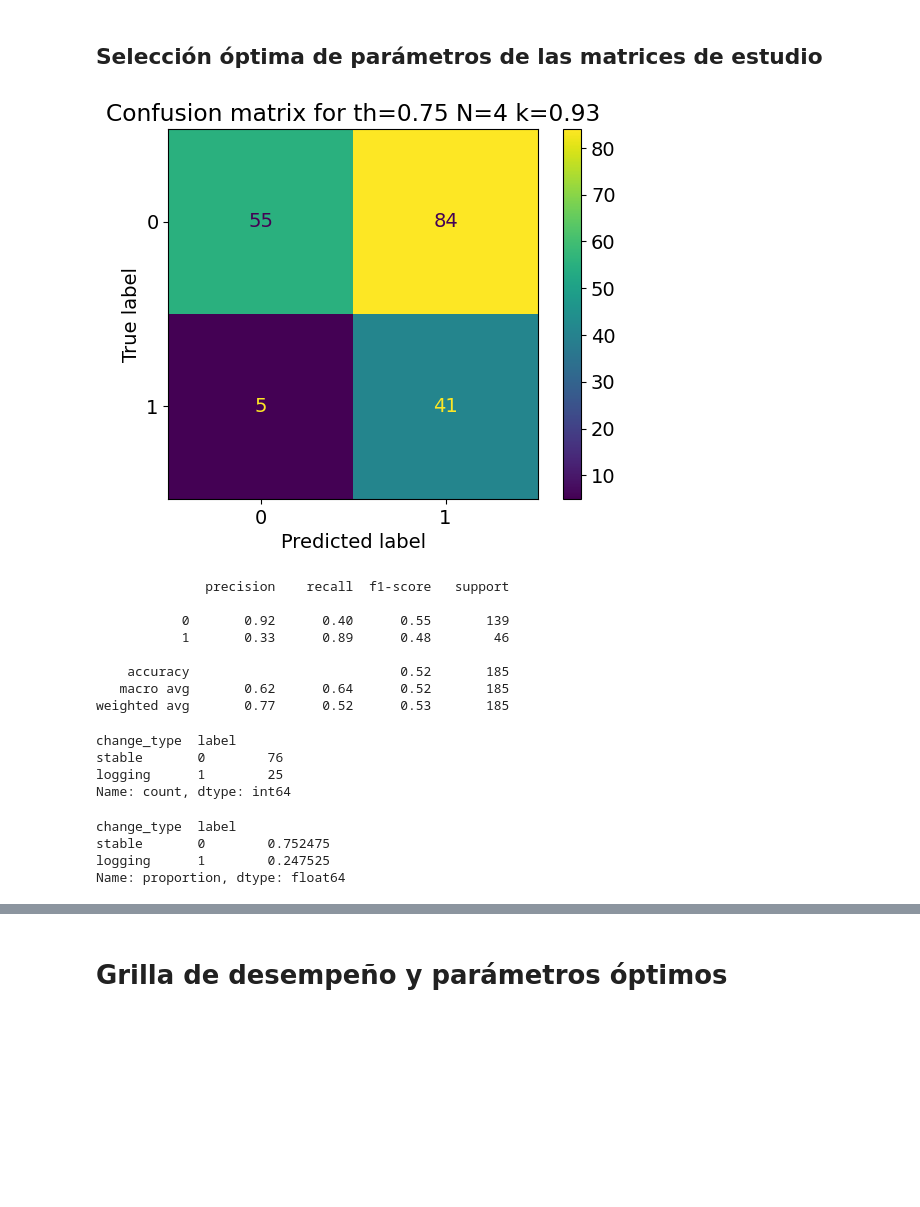
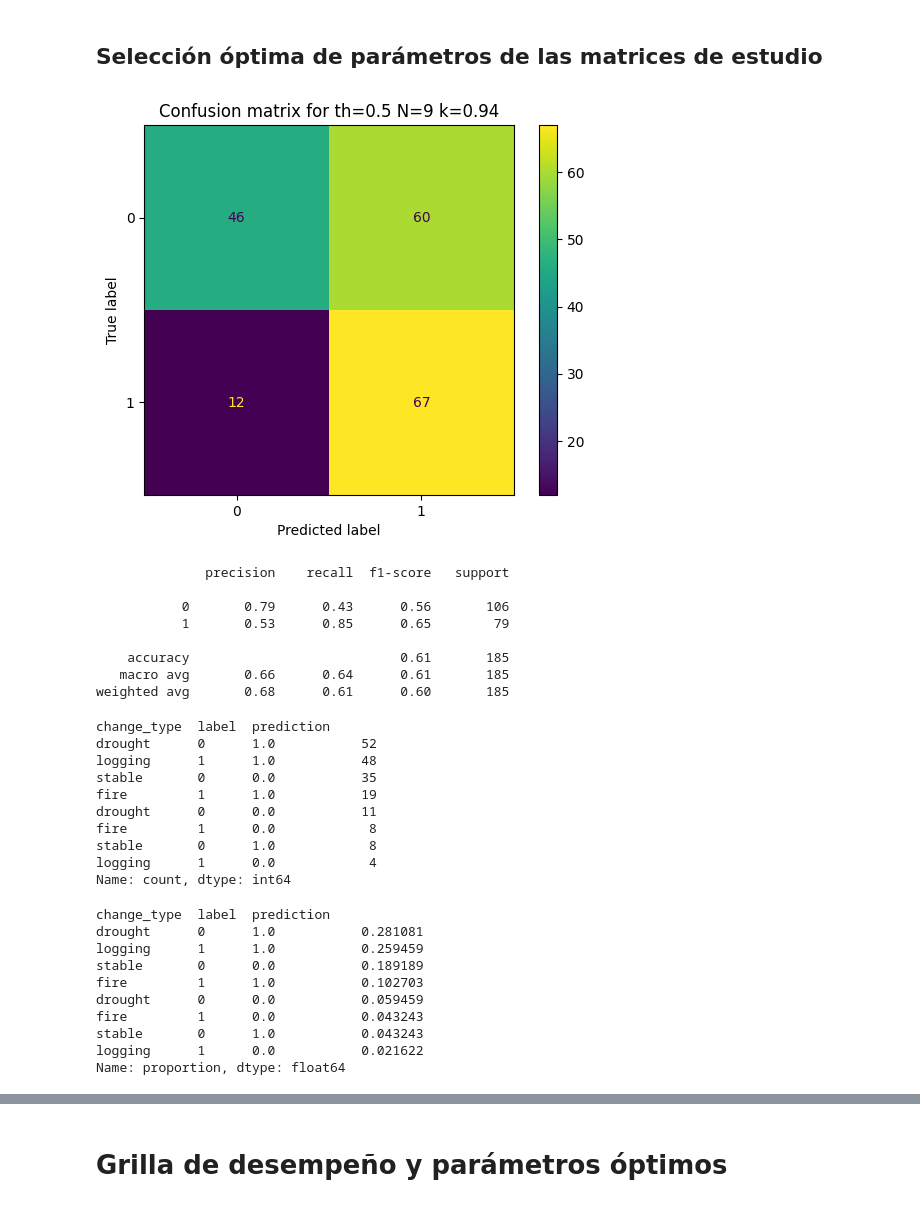
Before and after one commit to tcouso/esn-change-detection, a Jupyter notebook: notebooks/results/1.0-tcouso-detection-results.ipynb, the cells around one changed output, grey strips where cells are left out. Cells and saved outputs as stored; diff of their text form; code cells hidden in the pictures; blank space fills up the shorter version.

```diff
--- a/notebooks/results/1.0-tcouso-detection-results.ipynb
+++ b/notebooks/results/1.0-tcouso-detection-results.ipynb
@@ -50,5 +65,6 @@ pixel_true_values_df
 # %%
-poly_true_values_df = pixel_true_values_df.groupby("ID")[["change_type", "change_start", "vegetation_type", "label"]].min()
+poly_true_values_df = pixel_true_values_df.groupby(
+    "ID")[["change_type", "change_start", "vegetation_type", "label"]].min()
 poly_true_values_df
 # %% [output]
 |  | change_type | change_start | vegetation_type | label |
@@ -118,12 +115,12 @@ num_k_values = len(k_values)
 num_th_values = len(th_values)
 
 global_acc_scores = np.zeros(
-    (num_k_values, num_N_values, num_k_values))
+    (num_th_values, num_N_values, num_k_values))
 global_recall_scores = np.zeros(
-    (num_k_values, num_N_values, num_k_values))
+    (num_th_values, num_N_values, num_k_values))
 global_precision_scores = np.zeros(
-    (num_k_values, num_N_values, num_k_values))
+    (num_th_values, num_N_values, num_k_values))
 global_f1_scores = np.zeros(
-    (num_k_values, num_N_values, num_k_values))
+    (num_th_values, num_N_values, num_k_values))
 # %% [markdown]
 ## Selección de categorias
@@ -150,14 +135,12 @@ for triad_index, triad in enumerated_product(th_values, N_values, k_values):
     th_index, N_index, k_index = triad_index
 
     filename = f"predictions_N={N}_k={k}_th={th}.csv"
+
     poly_pred_path = paths.data_processed_dir("poly_predictions", filename)
-
     poly_pred = pd.read_csv(poly_pred_path, index_col="ID")
 
-    sel_y_true = poly_true_values_df[mask]["label"]
-    sel_y_pred = poly_pred[mask]["prediction"]
-
-    parameter_study_matrix[th][N][k] = f1_score(sel_y_true, sel_y_pred)
+    sel_y_true = poly_true_values_df[veg_type_mask]["label"]
+    sel_y_pred = poly_pred[veg_type_mask]["prediction"]
 
     global_acc_scores[th_index][N_index][k_index] = accuracy_score(
         sel_y_true, sel_y_pred)
@@ -211,27 +199,28 @@ max_global_f1_th_index, max_global_f1_N_index, max_global_f1_k_index = np.unrave
 # %%
 th = th_values[max_global_f1_th_index]
 N = N_values[max_global_f1_N_index]
 k = k_values[max_global_f1_k_index]
 
-filename = f"predictions_N={N}_k={k}_th={th}.csv"
-poly_pred_path = paths.data_processed_dir("poly_predictions", filename)
-poly_pred = pd.read_csv(poly_pred_path, index_col="ID")
+native_veg_filename = f"predictions_N={N}_k={k}_th={th}.csv"
+native_veg_poly_pred_path = paths.data_processed_dir(
+    "poly_predictions", native_veg_filename)
+native_veg_poly_pred = pd.read_csv(native_veg_poly_pred_path, index_col="ID")
 
-sel_y_true = poly_true_values_df[mask]["label"]
-sel_y_pred = poly_pred[mask]["prediction"]
+native_veg_y_true = poly_true_values_df.loc[veg_type_mask]["label"]
+native_veg_y_pred = native_veg_poly_pred.loc[veg_type_mask]["prediction"]
 
-cm = confusion_matrix(sel_y_true, sel_y_pred)
+cm = confusion_matrix(native_veg_y_true, native_veg_y_pred)
 ConfusionMatrixDisplay(cm).plot()
 plt.title(f"Confusion matrix for th={th} N={N} k={k}")
 plt.show()
-print(classification_report(sel_y_true, sel_y_pred))
+print(classification_report(native_veg_y_true, native_veg_y_pred))
 # %% [output]
-[figure, old version]
+[figure, new version]
               precision    recall  f1-score   support
 
-           0       0.92      0.40      0.55       139
-           1       0.33      0.89      0.48        46
+           0       0.79      0.43      0.56       106
+           1       0.53      0.85      0.65        79
 
-    accuracy                           0.52       185
-   macro avg       0.62      0.64      0.52       185
-weighted avg       0.77      0.52      0.53       185
+    accuracy                           0.61       185
+   macro avg       0.66      0.64      0.61       185
+weighted avg       0.68      0.61      0.60       185
@@ -238,14 +230,28 @@ weighted avg       0.77      0.52      0.53       185
 # %%
-poly_true_values_df.loc[mask][["change_type", "label"]].value_counts()
+poly_true_values_df[veg_type_mask][[
+    "change_type", "label", "prediction"]].value_counts()
 # %% [output]
-change_type  label
-stable       0        76
-logging      1        25
+change_type  label  prediction
+drought      0      1.0           52
+logging      1      1.0           48
+stable       0      0.0           35
+fire         1      1.0           19
+drought      0      0.0           11
+fire         1      0.0            8
+stable       0      1.0            8
+logging      1      0.0            4
 Name: count, dtype: int64
 # %%
-poly_true_values_df.loc[mask][["change_type", "label"]].value_counts(normalize=True)
+poly_results[veg_type_mask][["change_type", "label",
+                             "prediction"]].value_counts(normalize=True)
 # %% [output]
-change_type  label
-stable       0        0.752475
-logging      1        0.247525
+change_type  label  prediction
+drought      0      1.0           0.281081
+logging      1      1.0           0.259459
+stable       0      0.0           0.189189
+fire         1      1.0           0.102703
+drought      0      0.0           0.059459
+fire         1      0.0           0.043243
+stable       0      1.0           0.043243
+logging      1      0.0           0.021622
 Name: proportion, dtype: float64
```
Also changed, not shown: parts of 15 cells of this notebook, 20 other files.
